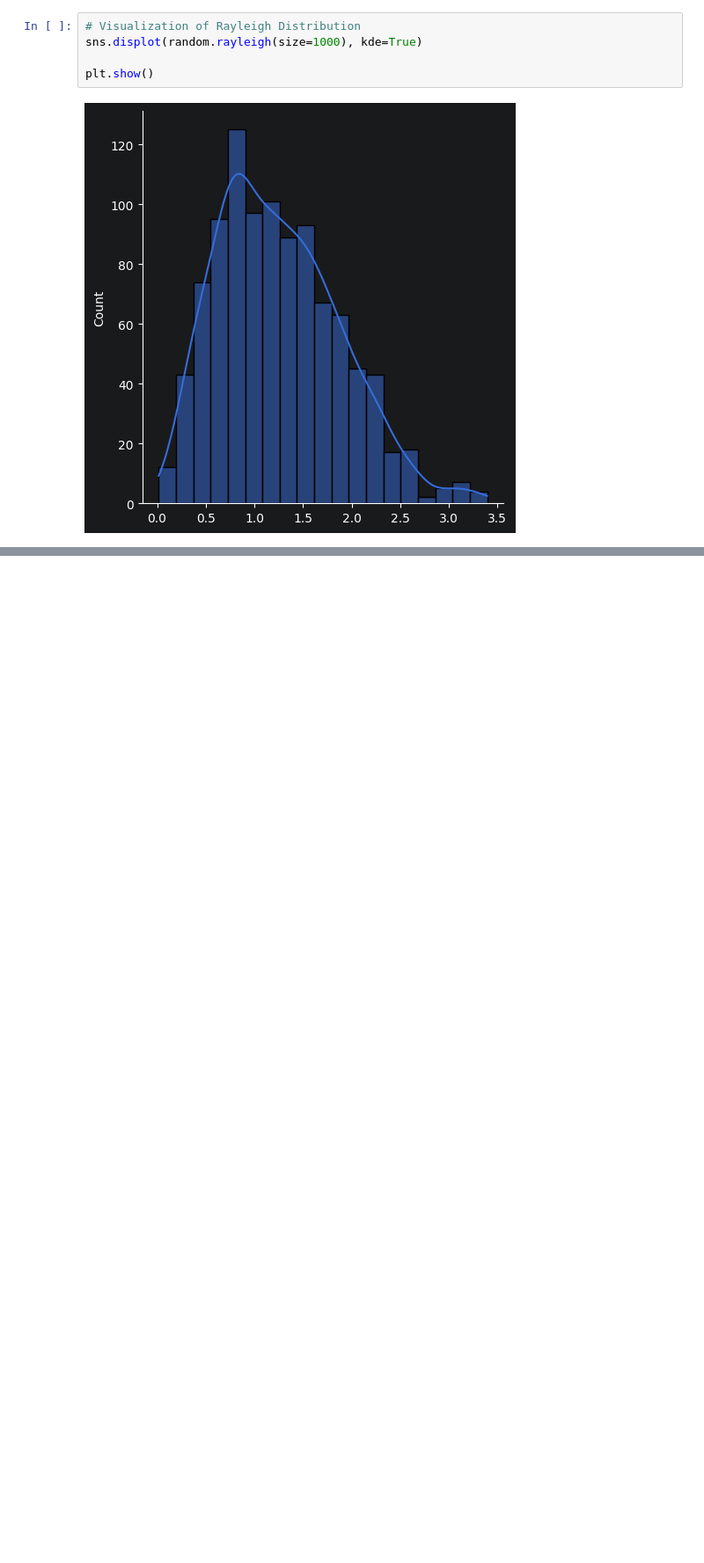
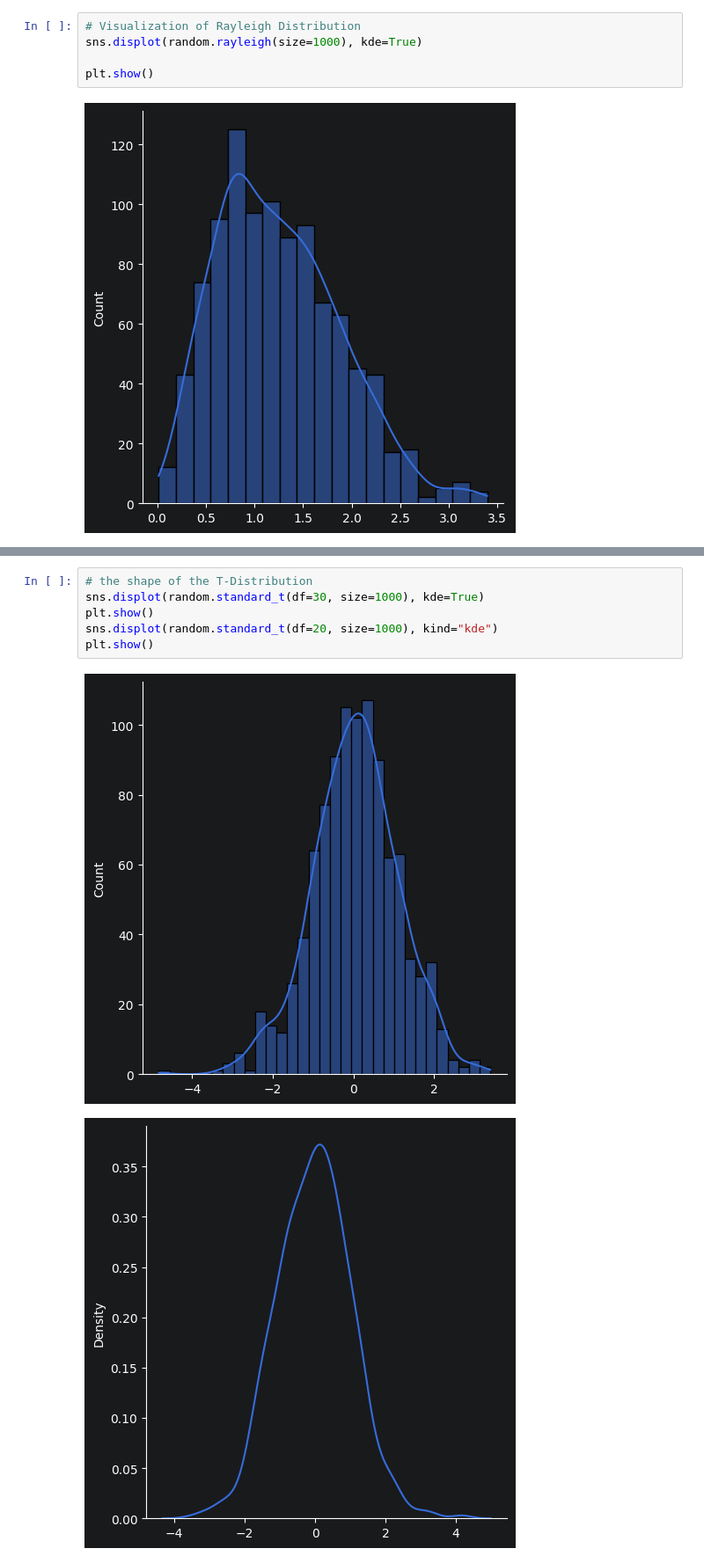
Before and after one commit to azizi23507/GitProject1, a Jupyter notebook: stats.ipynb, the cells around one changed output, grey strips where cells are left out. Shown at 88% size. Cells and saved outputs as stored; diff of their text form; blank space fills up the shorter version.

```diff
--- a/stats.ipynb
+++ b/stats.ipynb
@@ -446,0 +558,9 @@ plt.show()
+# %%
+# the shape of the T-Distribution
+sns.displot(random.standard_t(df=30, size=1000), kde=True)
+plt.show()
+sns.displot(random.standard_t(df=20, size=1000), kind="kde")
+plt.show()
+# %% [output]
+[figure, added]
+[figure, added]
```
Also changed, not shown: parts of 22 cells of this notebook.
